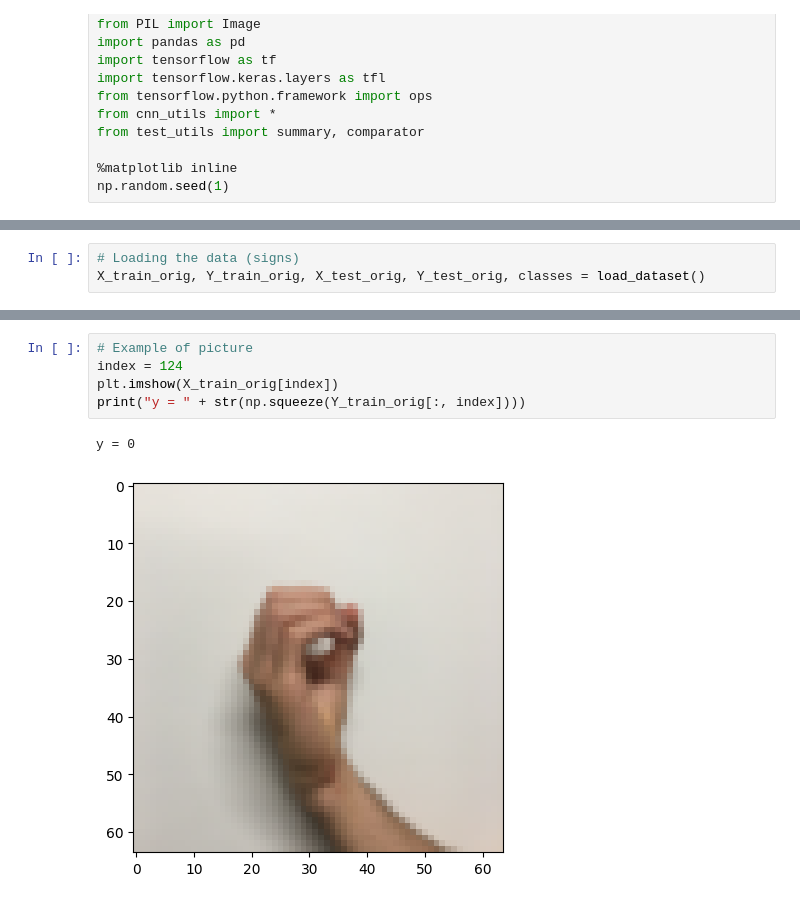
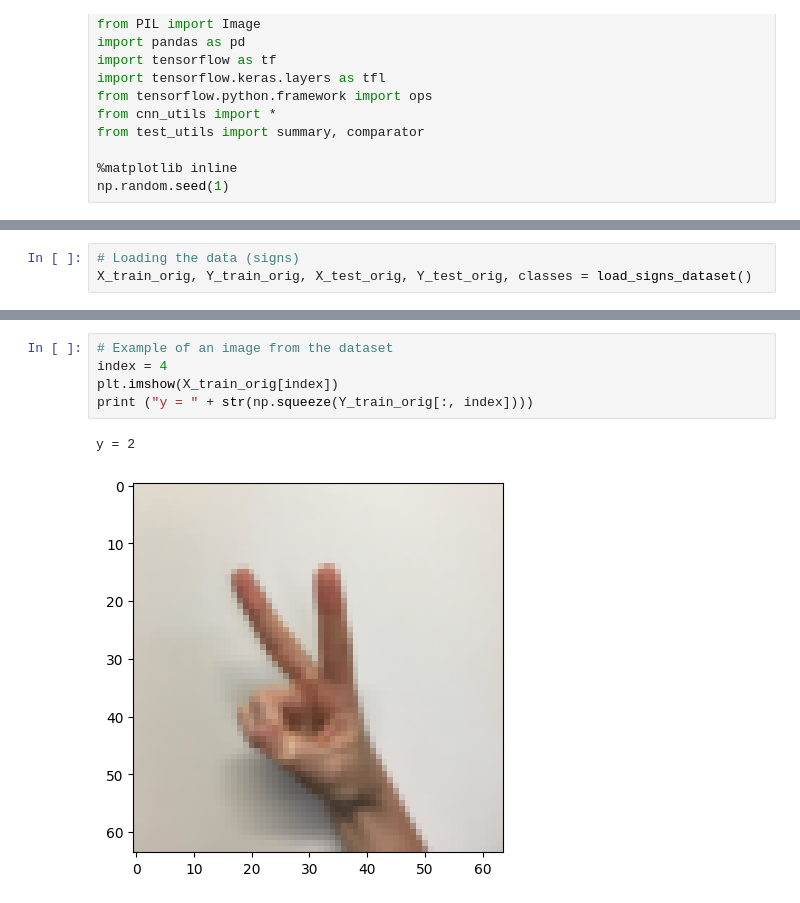
Before and after one commit to rvraghvender/DeepLearningProjects, a Jupyter notebook: ConvolutionNeuralNetworks/ConvolutionNeuralNetworksApplication.ipynb, the cells around one changed output, grey strips where cells are left out. Drawn from its saved outputs; the diff is of its cells as text.

```diff
--- a/ConvolutionNeuralNetworks/ConvolutionNeuralNetworksApplication.ipynb
+++ b/ConvolutionNeuralNetworks/ConvolutionNeuralNetworksApplication.ipynb
@@ -29,3 +238,3 @@ print(tf.__version__)
 # %%
 # Loading the data (signs)
-X_train_orig, Y_train_orig, X_test_orig, Y_test_orig, classes = load_dataset()
+X_train_orig, Y_train_orig, X_test_orig, Y_test_orig, classes = load_signs_dataset()
@@ -32,8 +259,8 @@ X_train_orig, Y_train_orig, X_test_orig, Y_test_orig, classes = load_dataset()
 # %%
-# Example of picture
-index = 124
+# Example of an image from the dataset
+index = 4
 plt.imshow(X_train_orig[index])
-print("y = " + str(np.squeeze(Y_train_orig[:, index])))
+print ("y = " + str(np.squeeze(Y_train_orig[:, index])))
 # %% [output]
-y = 0
+y = 2
-[figure, old version]
+[figure, new version]
```
Also changed, not shown: parts of 39 cells of this notebook.
